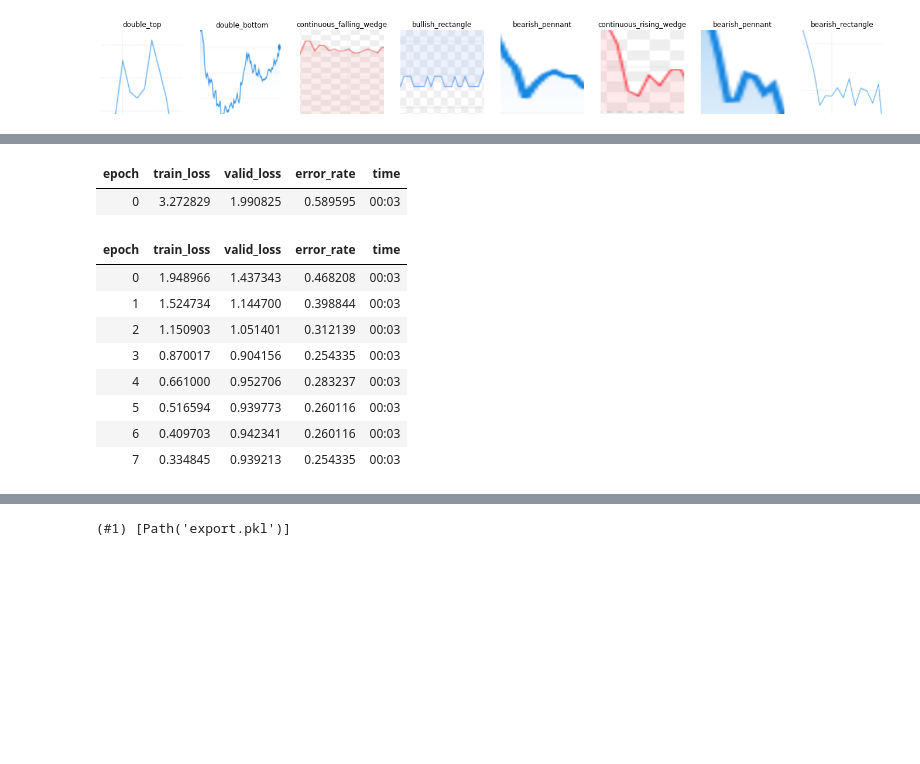
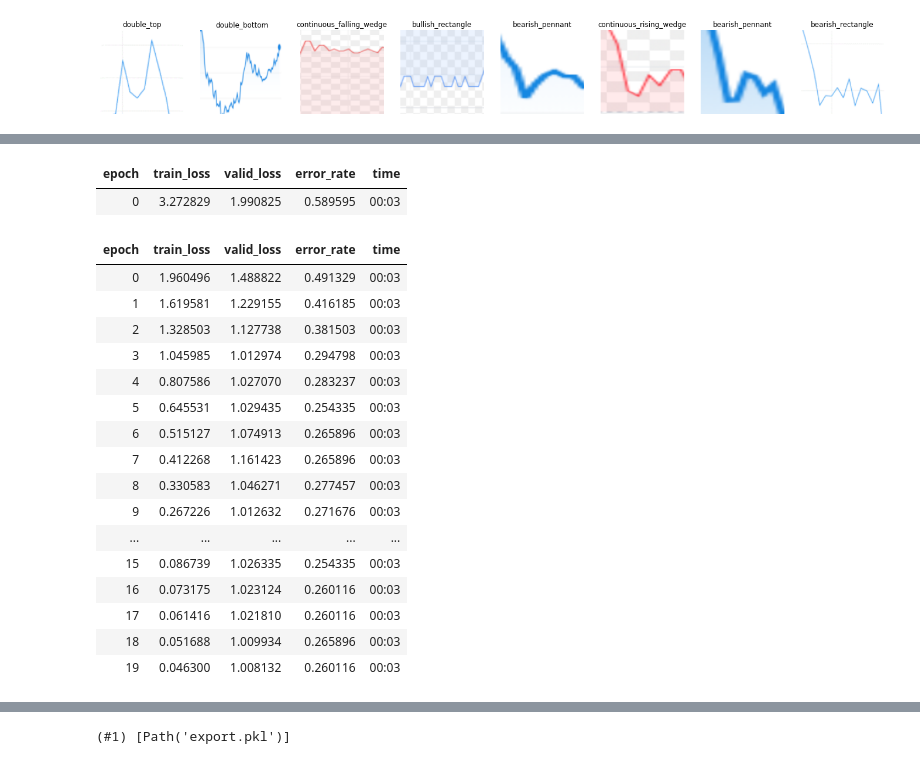
Before and after one commit to yulaseo/PeopleSpace-study, a Jupyter notebook: pattern-classifier/pattern_classifier_model.ipynb, the cells around one changed output, grey strips where cells are left out. Saved outputs shown, nothing was run; the diff lists cells and outputs as text; code cells hidden in the pictures; blank space fills up the shorter version.

Commit message:
learn20

```diff
--- a/pattern-classifier/pattern_classifier_model.ipynb
+++ b/pattern-classifier/pattern_classifier_model.ipynb
@@ -36,5 +34,5 @@ dls.train.show_batch(max_n=8, nrows=1)
 [figure]
 # %%
 learn = cnn_learner(dls, resnet34, metrics=error_rate)
-learn.fine_tune(8)
+learn.fine_tune(20)
 # %% [output]
@@ -42,14 +39,22 @@ Downloading: "https://download.pytorch.org/models/resnet34-333f7ec4.pth" to /roo
 | epoch | train_loss | valid_loss | error_rate | time |
 | 0 | 3.272829 | 1.990825 | 0.589595 | 00:03 |
 | epoch | train_loss | valid_loss | error_rate | time |
-| 0 | 1.948966 | 1.437343 | 0.468208 | 00:03 |
-| 1 | 1.524734 | 1.144700 | 0.398844 | 00:03 |
-| 2 | 1.150903 | 1.051401 | 0.312139 | 00:03 |
-| 3 | 0.870017 | 0.904156 | 0.254335 | 00:03 |
-| 4 | 0.661000 | 0.952706 | 0.283237 | 00:03 |
-| 5 | 0.516594 | 0.939773 | 0.260116 | 00:03 |
-| 6 | 0.409703 | 0.942341 | 0.260116 | 00:03 |
-| 7 | 0.334845 | 0.939213 | 0.254335 | 00:03 |
+| 0 | 1.960496 | 1.488822 | 0.491329 | 00:03 |
+| 1 | 1.619581 | 1.229155 | 0.416185 | 00:03 |
+| 2 | 1.328503 | 1.127738 | 0.381503 | 00:03 |
+| 3 | 1.045985 | 1.012974 | 0.294798 | 00:03 |
+| 4 | 0.807586 | 1.027070 | 0.283237 | 00:03 |
+| 5 | 0.645531 | 1.029435 | 0.254335 | 00:03 |
+| 6 | 0.515127 | 1.074913 | 0.265896 | 00:03 |
+| 7 | 0.412268 | 1.161423 | 0.265896 | 00:03 |
+| 8 | 0.330583 | 1.046271 | 0.277457 | 00:03 |
+| 9 | 0.267226 | 1.012632 | 0.271676 | 00:03 |
+| ... | ... | ... | ... | ... |
+| 15 | 0.086739 | 1.026335 | 0.254335 | 00:03 |
+| 16 | 0.073175 | 1.023124 | 0.260116 | 00:03 |
+| 17 | 0.061416 | 1.021810 | 0.260116 | 00:03 |
+| 18 | 0.051688 | 1.009934 | 0.265896 | 00:03 |
+| 19 | 0.046300 | 1.008132 | 0.260116 | 00:03 |
 # %%
 interp = ClassificationInterpretation.from_learner(learn)
 interp.plot_confusion_matrix(figsize=(12, 12), dpi=60)
```
Also changed, not shown: parts of 4 cells of this notebook, 1 other file.
